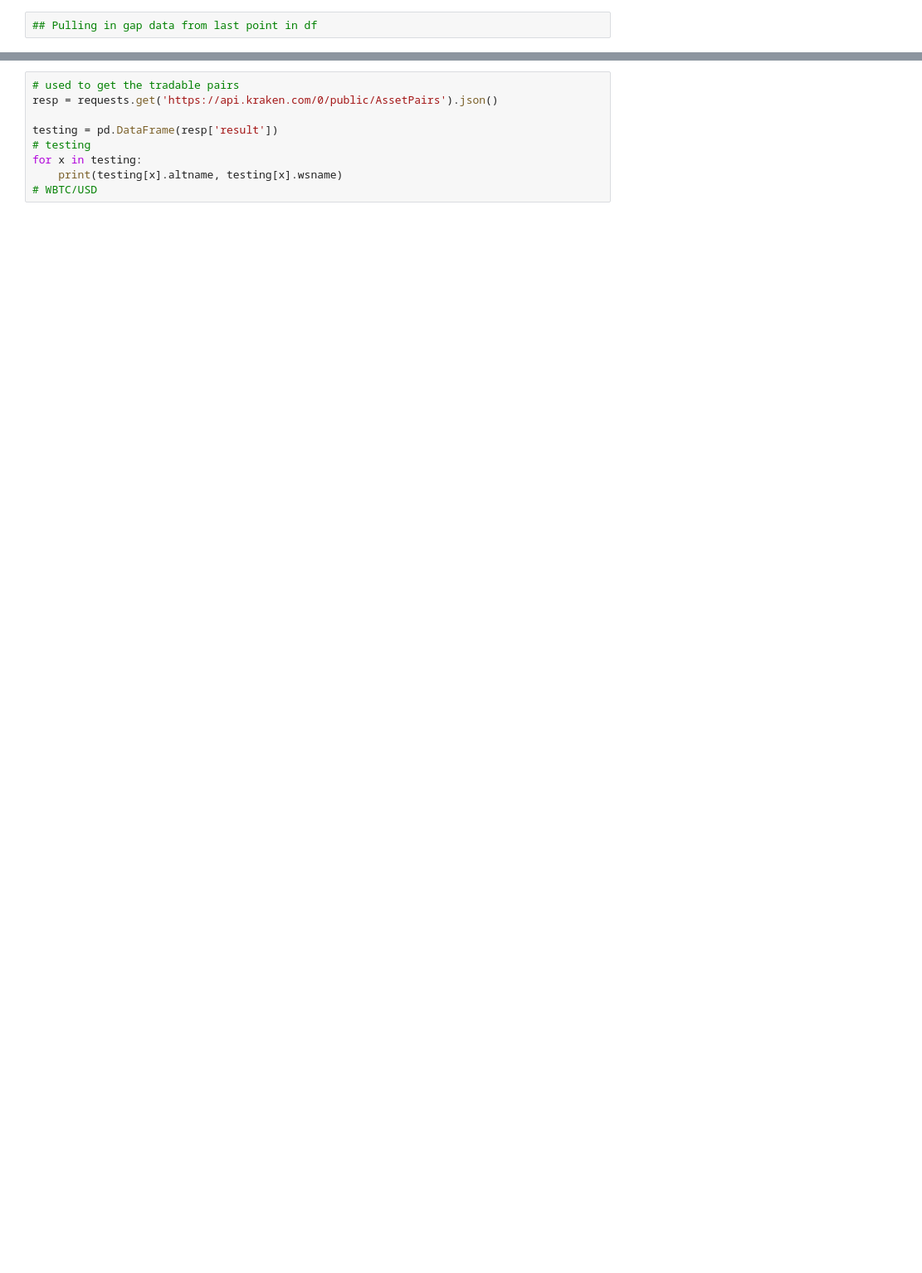
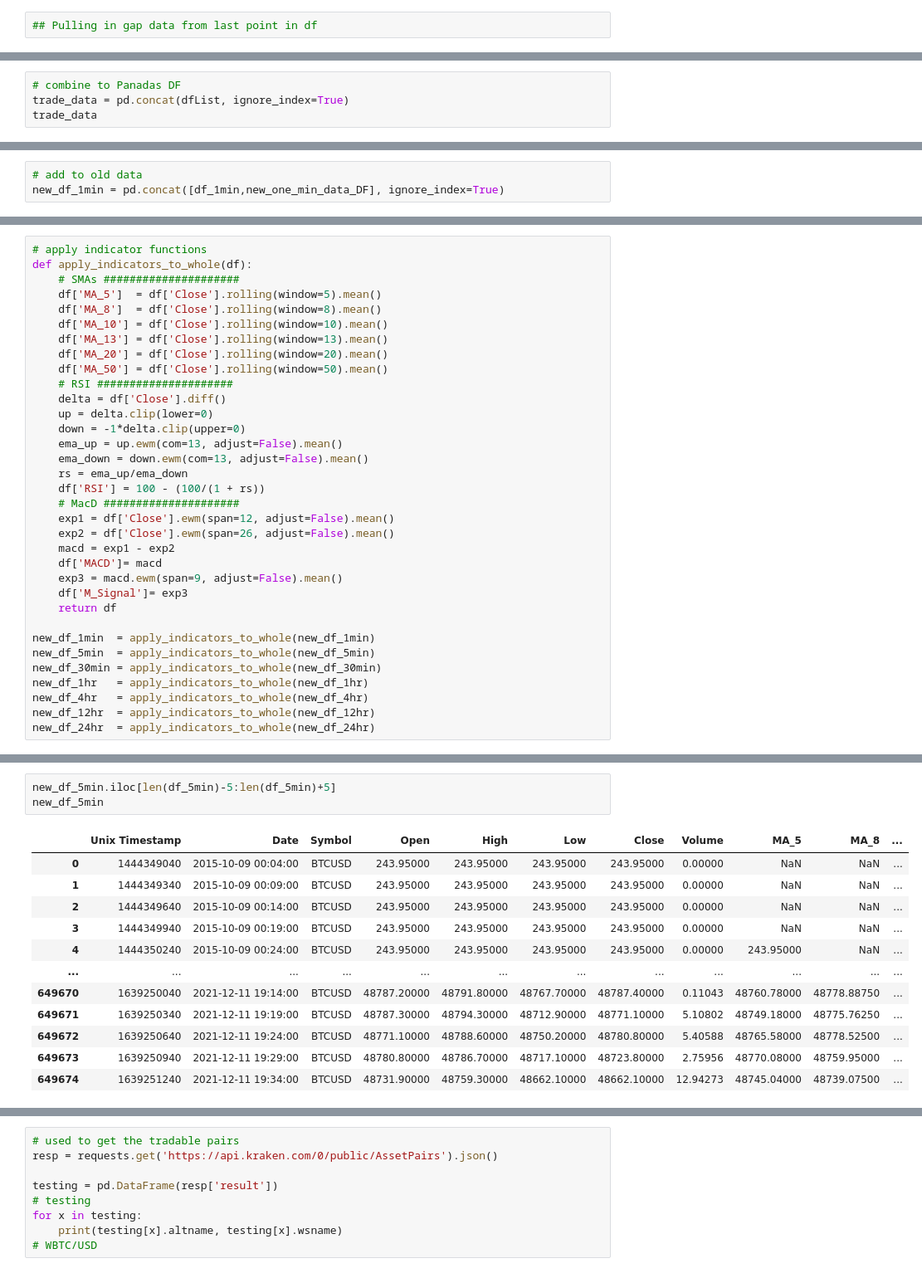
Before and after one commit to adamhaze/DM-Crypto-Trading-Bot, a Jupyter notebook: LiveData.ipynb, the cells around one changed output, grey strips where cells are left out. Shown at 83% size. Drawn from its saved outputs; the diff is of its cells as text; blank space fills up the shorter version.

```diff
--- a/LiveData.ipynb
+++ b/LiveData.ipynb
@@ -303,0 +242,4 @@ df
+# %%
+# combine to Panadas DF
+trade_data = pd.concat(dfList, ignore_index=True)
+trade_data
@@ -303,0 +296,3 @@ df
+# %%
+# add to old data
+new_df_1min = pd.concat([df_1min,new_one_min_data_DF], ignore_index=True)
@@ -303,0 +381,34 @@ df
+# %%
+# apply indicator functions
+def apply_indicators_to_whole(df):
+    # SMAs #####################
+    df['MA_5']  = df['Close'].rolling(window=5).mean()
+    df['MA_8']  = df['Close'].rolling(window=8).mean()
+    df['MA_10'] = df['Close'].rolling(window=10).mean()
+    df['MA_13'] = df['Close'].rolling(window=13).mean()
+    df['MA_20'] = df['Close'].rolling(window=20).mean()
+    df['MA_50'] = df['Close'].rolling(window=50).mean()
+    # RSI #####################
+    delta = df['Close'].diff()
+    up = delta.clip(lower=0)
+    down = -1*delta.clip(upper=0)
+    ema_up = up.ewm(com=13, adjust=False).mean()
+    ema_down = down.ewm(com=13, adjust=False).mean()
+    rs = ema_up/ema_down
+    df['RSI'] = 100 - (100/(1 + rs))
+    # MacD #####################
+    exp1 = df['Close'].ewm(span=12, adjust=False).mean()
+    exp2 = df['Close'].ewm(span=26, adjust=False).mean()
+    macd = exp1 - exp2
+    df['MACD']= macd
+    exp3 = macd.ewm(span=9, adjust=False).mean()
+    df['M_Signal']= exp3
+    return df
+
+new_df_1min  = apply_indicators_to_whole(new_df_1min)
+new_df_5min  = apply_indicators_to_whole(new_df_5min)
+new_df_30min = apply_indicators_to_whole(new_df_30min)
+new_df_1hr   = apply_indicators_to_whole(new_df_1hr)
+new_df_4hr   = apply_indicators_to_whole(new_df_4hr)
+new_df_12hr  = apply_indicators_to_whole(new_df_12hr)
+new_df_24hr  = apply_indicators_to_whole(new_df_24hr)
@@ -303,0 +441,16 @@ df
+# %%
+new_df_5min.iloc[len(df_5min)-5:len(df_5min)+5]
+new_df_5min
+# %% [output]
+|  | Unix Timestamp | Date | Symbol | Open | High | Low | Close | Volume | MA_5 | MA_8 | ... |
+| 0 | 1444349040 | 2015-10-09 00:04:00 | BTCUSD | 243.95000 | 243.95000 | 243.95000 | 243.95000 | 0.00000 | NaN | NaN | ... |
+| 1 | 1444349340 | 2015-10-09 00:09:00 | BTCUSD | 243.95000 | 243.95000 | 243.95000 | 243.95000 | 0.00000 | NaN | NaN | ... |
+| 2 | 1444349640 | 2015-10-09 00:14:00 | BTCUSD | 243.95000 | 243.95000 | 243.95000 | 243.95000 | 0.00000 | NaN | NaN | ... |
+| 3 | 1444349940 | 2015-10-09 00:19:00 | BTCUSD | 243.95000 | 243.95000 | 243.95000 | 243.95000 | 0.00000 | NaN | NaN | ... |
+| 4 | 1444350240 | 2015-10-09 00:24:00 | BTCUSD | 243.95000 | 243.95000 | 243.95000 | 243.95000 | 0.00000 | 243.95000 | NaN | ... |
+| ... | ... | ... | ... | ... | ... | ... | ... | ... | ... | ... | ... |
+| 649670 | 1639250040 | 2021-12-11 19:14:00 | BTCUSD | 48787.20000 | 48791.80000 | 48767.70000 | 48787.40000 | 0.11043 | 48760.78000 | 48778.88750 | ... |
+| 649671 | 1639250340 | 2021-12-11 19:19:00 | BTCUSD | 48787.30000 | 48794.30000 | 48712.90000 | 48771.10000 | 5.10802 | 48749.18000 | 48775.76250 | ... |
+| 649672 | 1639250640 | 2021-12-11 19:24:00 | BTCUSD | 48771.10000 | 48788.60000 | 48750.20000 | 48780.80000 | 5.40588 | 48765.58000 | 48778.52500 | ... |
+| 649673 | 1639250940 | 2021-12-11 19:29:00 | BTCUSD | 48780.80000 | 48786.70000 | 48717.10000 | 48723.80000 | 2.75956 | 48770.08000 | 48759.95000 | ... |
+| 649674 | 1639251240 | 2021-12-11 19:34:00 | BTCUSD | 48731.90000 | 48759.30000 | 48662.10000 | 48662.10000 | 12.94273 | 48745.04000 | 48739.07500 | ... |
```
Also changed, not shown: parts of 28 cells of this notebook, 2 other files.
